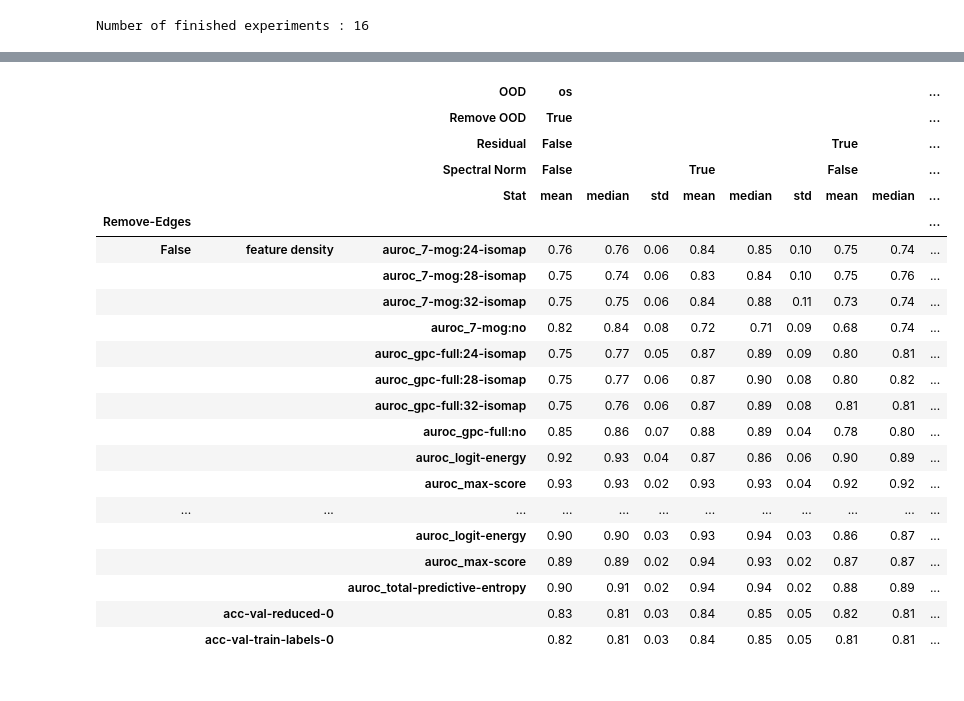
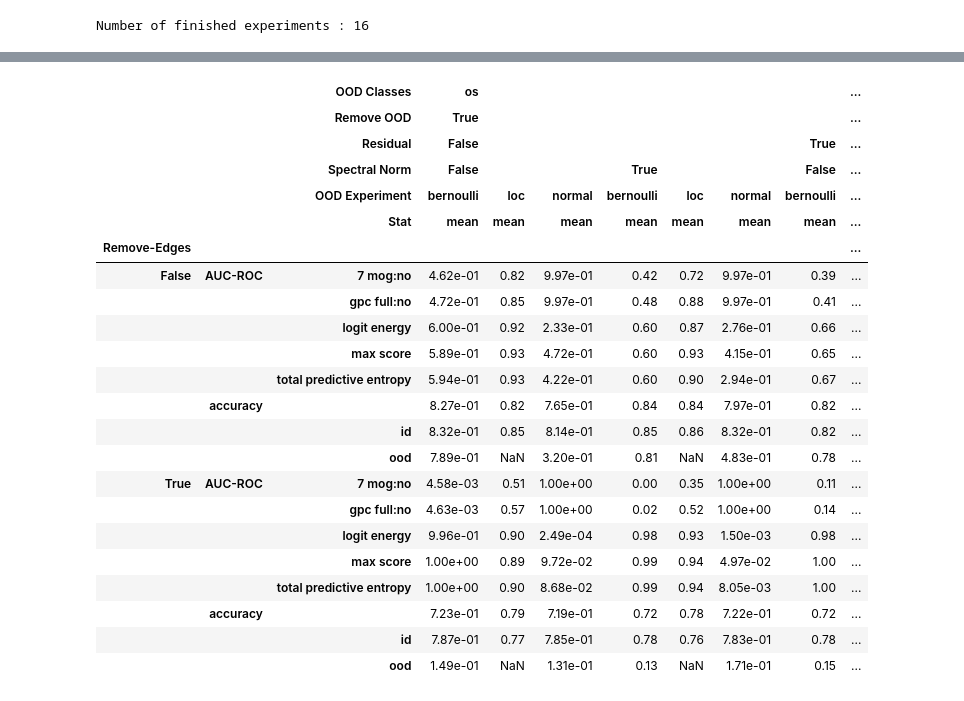
Before and after one commit to dfuchsgruber/MasterThesis, a Jupyter notebook: evaluation_nbs/week8_cora_full.ipynb, the cells around one changed output, grey strips where cells are left out. Drawn from its saved outputs; the diff is of its cells as text; code cells hidden in the pictures.

```diff
--- a/evaluation_nbs/week8_cora_full.ipynb
+++ b/evaluation_nbs/week8_cora_full.ipynb
@@ -84,3 +122,3 @@ df
 # %%
-df = df.reset_index((0, 1, 2, 3, -1))
+df = df.reset_index((0, 1, 2, 3, 5, -1))
 # %%
@@ -102,14 +144,13 @@ df
 # %%
 subdfs, names = [], []
-for n, g in df.groupby(['level_0', 'level_1', 'level_2', 'level_3', 'level_7']):
+for n, g in df.groupby(['level_0', 'level_1', 'level_2', 'level_3', 'level_5', 'level_8']):
     g = pd.DataFrame(g[0])
     g.columns = [n]
     subdfs.append(g)
 # %%
 df_cat = pd.concat(subdfs, axis=1)
-idx = pd.MultiIndex.from_tuples(df_cat.columns, names=('OOD', 'Remove OOD', 'Residual', 'Spectral Norm', 'Stat'))
+idx = pd.MultiIndex.from_tuples(df_cat.columns, names=('OOD Classes', 'Remove OOD', 'Residual', 'Spectral Norm', 'OOD Experiment', 'Stat'))
 df_cat.columns = idx
 df_cat.index.names = ('Remove-Edges', '', '')
 pd.set_option("display.precision", 2)
 df_cat = df_cat.T.sort_index().T
-df_cat
@@ -139,0 +157,11 @@ df_cat
+# %%
+exp_sizes = [
+    1, # ood data
+    1, # remove ood vertices from train
+    2, # residual,
+    2, # Spectral norm,
+    3, # ood type
+    2, # stats
+]
+exp_size = reduce(lambda x, y: x * y, exp_sizes)
+exp_size
@@ -215,25 +252,27 @@ df_cat.iloc[:, 24:36]
 # %%
-df_cat.iloc[:, 36:48]
+
+df_cat.iloc[:, 3 * exp_size : 4 * exp_size : 2]
 # %% [output]
-|  |  | OOD | os |  |  |  |  |  |  |  | ... |
-|  |  | Remove OOD | True |  |  |  |  |  |  |  | ... |
-|  |  | Residual | False |  |  |  |  |  | True |  | ... |
-|  |  | Spectral Norm | False |  |  | True |  |  | False |  | ... |
-|  |  | Stat | mean | median | std | mean | median | std | mean | median | ... |
-| Remove-Edges |  |  |  |  |  |  |  |  |  |  | ... |
-| False | feature density | auroc_7-mog:24-isomap | 0.76 | 0.76 | 0.06 | 0.84 | 0.85 | 0.10 | 0.75 | 0.74 | ... |
-|  |  | auroc_7-mog:28-isomap | 0.75 | 0.74 | 0.06 | 0.83 | 0.84 | 0.10 | 0.75 | 0.76 | ... |
-|  |  | auroc_7-mog:32-isomap | 0.75 | 0.75 | 0.06 | 0.84 | 0.88 | 0.11 | 0.73 | 0.74 | ... |
-|  |  | auroc_7-mog:no | 0.82 | 0.84 | 0.08 | 0.72 | 0.71 | 0.09 | 0.68 | 0.74 | ... |
-|  |  | auroc_gpc-full:24-isomap | 0.75 | 0.77 | 0.05 | 0.87 | 0.89 | 0.09 | 0.80 | 0.81 | ... |
-|  |  | auroc_gpc-full:28-isomap | 0.75 | 0.77 | 0.06 | 0.87 | 0.90 | 0.08 | 0.80 | 0.82 | ... |
-|  |  | auroc_gpc-full:32-isomap | 0.75 | 0.76 | 0.06 | 0.87 | 0.89 | 0.08 | 0.81 | 0.81 | ... |
-|  |  | auroc_gpc-full:no | 0.85 | 0.86 | 0.07 | 0.88 | 0.89 | 0.04 | 0.78 | 0.80 | ... |
-|  |  | auroc_logit-energy | 0.92 | 0.93 | 0.04 | 0.87 | 0.86 | 0.06 | 0.90 | 0.89 | ... |
-|  |  | auroc_max-score | 0.93 | 0.93 | 0.02 | 0.93 | 0.93 | 0.04 | 0.92 | 0.92 | ... |
-| ... | ... | ... | ... | ... | ... | ... | ... | ... | ... | ... | ... |
-|  |  | auroc_logit-energy | 0.90 | 0.90 | 0.03 | 0.93 | 0.94 | 0.03 | 0.86 | 0.87 | ... |
-|  |  | auroc_max-score | 0.89 | 0.89 | 0.02 | 0.94 | 0.93 | 0.02 | 0.87 | 0.87 | ... |
-|  |  | auroc_total-predictive-entropy | 0.90 | 0.91 | 0.02 | 0.94 | 0.94 | 0.02 | 0.88 | 0.89 | ... |
-|  | acc-val-reduced-0 |  | 0.83 | 0.81 | 0.03 | 0.84 | 0.85 | 0.05 | 0.82 | 0.81 | ... |
-|  | acc-val-train-labels-0 |  | 0.82 | 0.81 | 0.03 | 0.84 | 0.85 | 0.05 | 0.81 | 0.81 | ... |
+|  |  | OOD Classes | os |  |  |  |  |  |  | ... |
+|  |  | Remove OOD | True |  |  |  |  |  |  | ... |
+|  |  | Residual | False |  |  |  |  |  | True | ... |
+|  |  | Spectral Norm | False |  |  | True |  |  | False | ... |
+|  |  | OOD Experiment | bernoulli | loc | normal | bernoulli | loc | normal | bernoulli | ... |
+|  |  | Stat | mean | mean | mean | mean | mean | mean | mean | ... |
+| Remove-Edges |  |  |  |  |  |  |  |  |  | ... |
+| False | AUC-ROC | 7 mog:no | 4.62e-01 | 0.82 | 9.97e-01 | 0.42 | 0.72 | 9.97e-01 | 0.39 | ... |
+|  |  | gpc full:no | 4.72e-01 | 0.85 | 9.97e-01 | 0.48 | 0.88 | 9.97e-01 | 0.41 | ... |
+|  |  | logit energy | 6.00e-01 | 0.92 | 2.33e-01 | 0.60 | 0.87 | 2.76e-01 | 0.66 | ... |
+|  |  | max score | 5.89e-01 | 0.93 | 4.72e-01 | 0.60 | 0.93 | 4.15e-01 | 0.65 | ... |
+|  |  | total predictive entropy | 5.94e-01 | 0.93 | 4.22e-01 | 0.60 | 0.90 | 2.94e-01 | 0.67 | ... |
+|  | accuracy |  | 8.27e-01 | 0.82 | 7.65e-01 | 0.84 | 0.84 | 7.97e-01 | 0.82 | ... |
+|  |  | id | 8.32e-01 | 0.85 | 8.14e-01 | 0.85 | 0.86 | 8.32e-01 | 0.82 | ... |
+|  |  | ood | 7.89e-01 | NaN | 3.20e-01 | 0.81 | NaN | 4.83e-01 | 0.78 | ... |
+| True | AUC-ROC | 7 mog:no | 4.58e-03 | 0.51 | 1.00e+00 | 0.00 | 0.35 | 1.00e+00 | 0.11 | ... |
+|  |  | gpc full:no | 4.63e-03 | 0.57 | 1.00e+00 | 0.02 | 0.52 | 1.00e+00 | 0.14 | ... |
+|  |  | logit energy | 9.96e-01 | 0.90 | 2.49e-04 | 0.98 | 0.93 | 1.50e-03 | 0.98 | ... |
+|  |  | max score | 1.00e+00 | 0.89 | 9.72e-02 | 0.99 | 0.94 | 4.97e-02 | 1.00 | ... |
+|  |  | total predictive entropy | 1.00e+00 | 0.90 | 8.68e-02 | 0.99 | 0.94 | 8.05e-03 | 1.00 | ... |
+|  | accuracy |  | 7.23e-01 | 0.79 | 7.19e-01 | 0.72 | 0.78 | 7.22e-01 | 0.72 | ... |
+|  |  | id | 7.87e-01 | 0.77 | 7.85e-01 | 0.78 | 0.76 | 7.83e-01 | 0.78 | ... |
+|  |  | ood | 1.49e-01 | NaN | 1.31e-01 | 0.13 | NaN | 1.71e-01 | 0.15 | ... |
```
Also changed, not shown: parts of 12 cells of this notebook, 28 other files.
